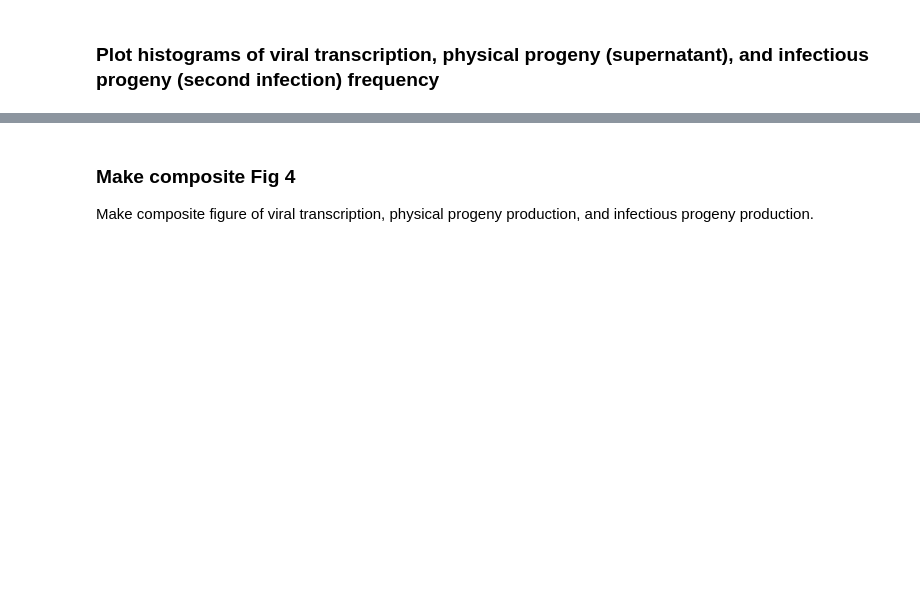
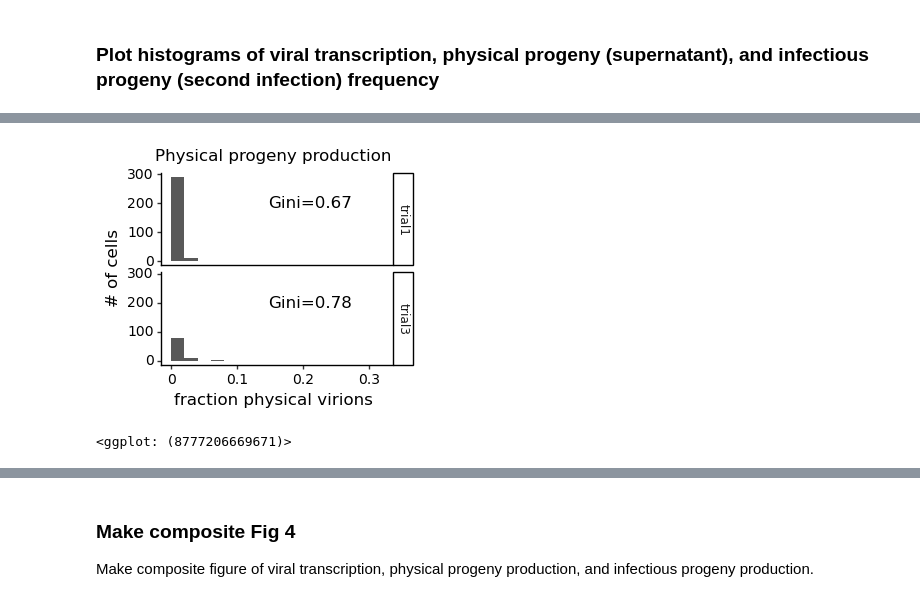
Before and after one commit to jbloomlab/barcoded_flu_pdmH1N1, a Jupyter notebook: final_analysis.py.ipynb, the cells around one changed output, grey strips where cells are left out. Drawn from its saved outputs; the diff is of its cells as text; code cells hidden in the pictures; blank space fills up the shorter version.

Commit message:
Made Figure 4

```diff
--- a/final_analysis.py.ipynb
+++ b/final_analysis.py.ipynb
@@ -1115,28 +1162,31 @@ for distribution, variable in distributions.items():
 # %%
 physical_progeny_file = figure_dir+'/'+'physical_progeny_plot.svg'
 
 physical_progeny_plot = (
     p9.ggplot(
-        sequenced_barcoded_cells,
+        selected_cells,
         p9.aes(x='freq_supernatant')) +
     p9.geom_histogram(breaks=[0,0.02,0.04,0.06,0.08,0.1,0.12,0.14,
-                              0.16,0.18,0.2,0.22,0.24,0.26,0.28]) +
-    p9.ylim(0,85) +
+                              0.16,0.18,0.2,0.22,0.24,0.26,0.28,0.3,0.32]) +
     p9.ggtitle(f'Physical progeny production') +
     p9.labs(x='fraction physical virions',
             y='# of cells') +
-    p9.annotate('text',
-                label=f'Gini={round(gini_coeffs["physical_progeny_virions"], 2)}',
-                x=0.24, y=75,
+    p9.geom_text(data=gini_coeffs_df,
+                mapping=p9.aes(label='physical_progeny_virions_label',
+                               x=0.21, y=200),
                 size=12) +
+    p9.facet_grid('sample~') +
     p9.theme(figure_size=(3, 2.5),
              plot_title=p9.element_text(size=12),
              axis_title=p9.element_text(size=12),
              axis_text=p9.element_text(size=10, color="black"),
              legend_title=p9.element_text(size=12),
              legend_title_align='center'))
 physical_progeny_plot.save(filename = physical_progeny_file)
 display(physical_progeny_plot)
+# %% [output]
+[figure, added]
+<ggplot: (8777206669671)>
 # %%
 infectious_progeny_file = figure_dir+'/'+'infectious_progeny_plot.svg'
 
```
Also changed, not shown: parts of 7 cells of this notebook, 5 other files.
